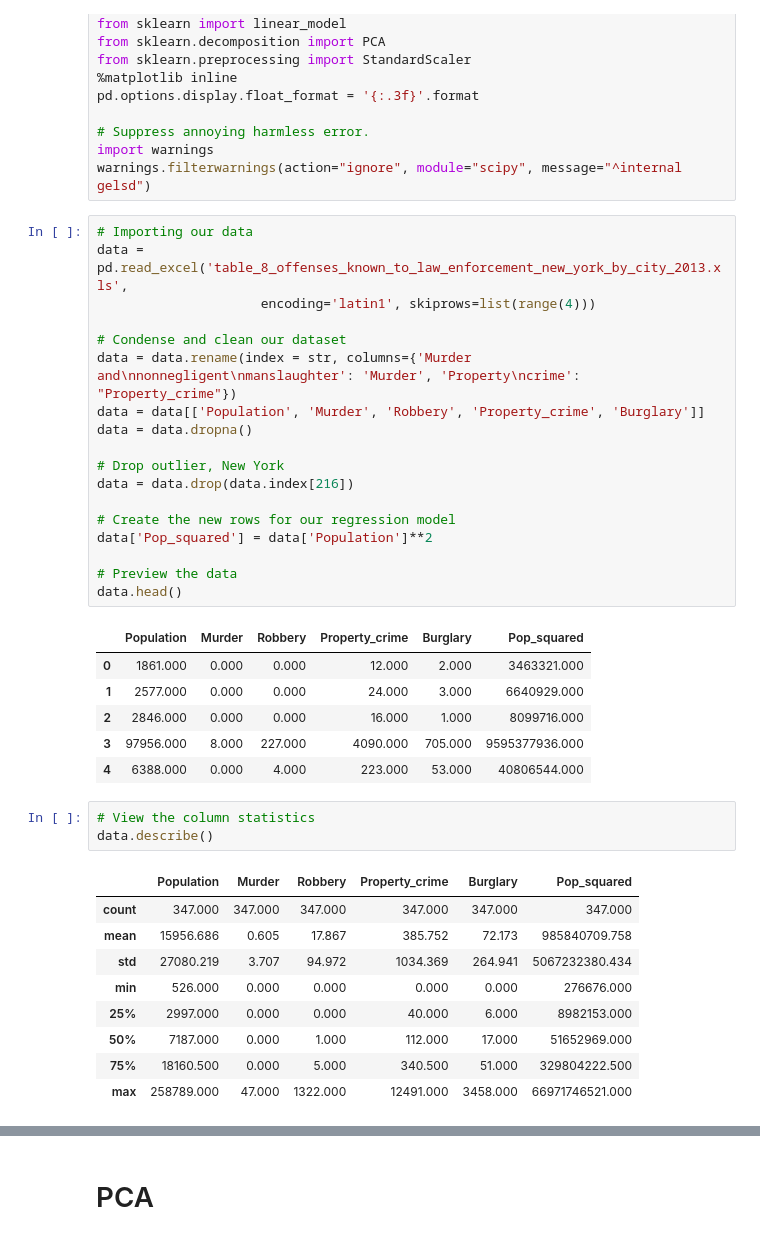
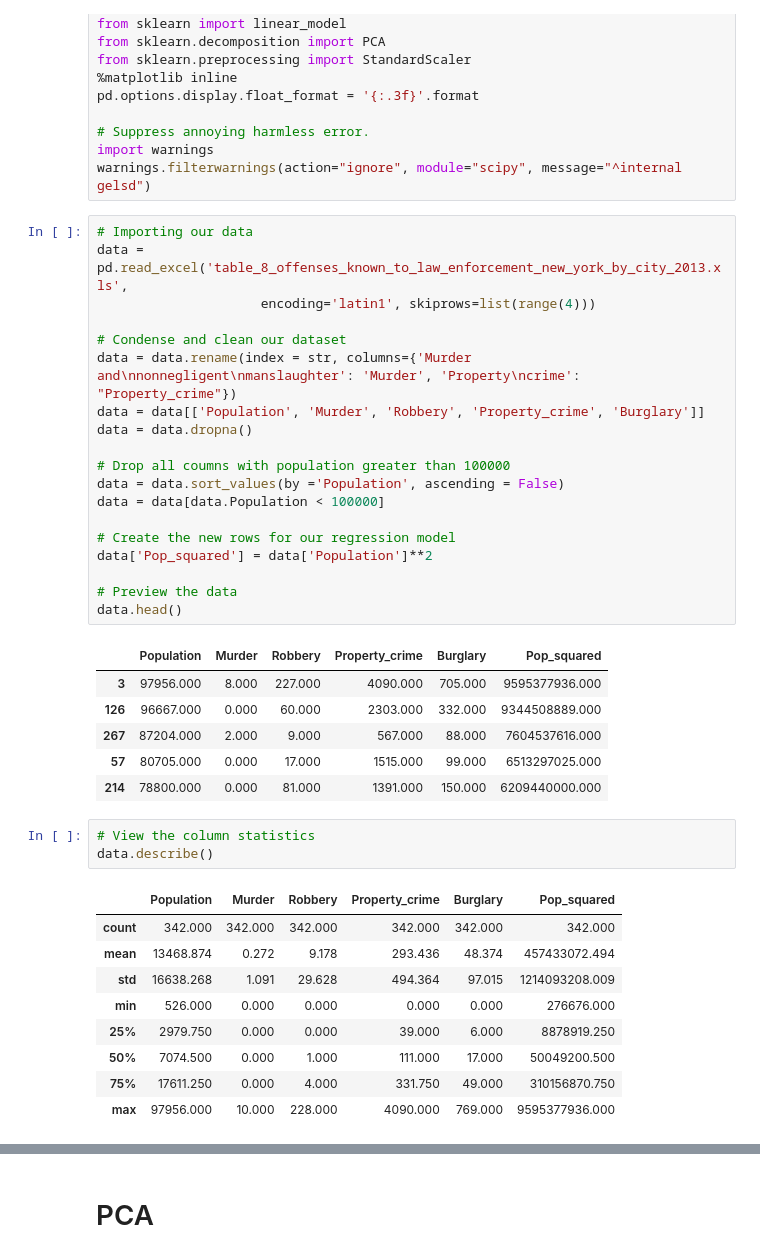
Before and after one commit to mhuh22/Thinkful, a Jupyter notebook: Bootcamp/Unit 2/Lesson 4/Challenge 2.4.4. Make your own regression model.ipynb, the cells around one changed output, grey strips where cells are left out. Cells and saved outputs as stored; diff of their text form.

```diff
--- a/Bootcamp/Unit 2/Lesson 4/Challenge 2.4.4. Make your own regression model.ipynb
+++ b/Bootcamp/Unit 2/Lesson 4/Challenge 2.4.4. Make your own regression model.ipynb
@@ -14,41 +14,42 @@ warnings.filterwarnings(action="ignore", module="scipy", message="^internal gels
 # %%
 # Importing our data
 data = pd.read_excel('table_8_offenses_known_to_law_enforcement_new_york_by_city_2013.xls',
                      encoding='latin1', skiprows=list(range(4)))
 
 # Condense and clean our dataset
 data = data.rename(index = str, columns={'Murder and\nnonnegligent\nmanslaughter': 'Murder', 'Property\ncrime': "Property_crime"})
 data = data[['Population', 'Murder', 'Robbery', 'Property_crime', 'Burglary']]
 data = data.dropna()
 
-# Drop outlier, New York
-data = data.drop(data.index[216])
+# Drop all coumns with population greater than 100000
+data = data.sort_values(by ='Population', ascending = False)
+data = data[data.Population < 100000]
 
 # Create the new rows for our regression model
 data['Pop_squared'] = data['Population']**2
 
 # Preview the data
 data.head()
 # %% [output]
 |  | Population | Murder | Robbery | Property_crime | Burglary | Pop_squared |
-| 0 | 1861.000 | 0.000 | 0.000 | 12.000 | 2.000 | 3463321.000 |
-| 1 | 2577.000 | 0.000 | 0.000 | 24.000 | 3.000 | 6640929.000 |
-| 2 | 2846.000 | 0.000 | 0.000 | 16.000 | 1.000 | 8099716.000 |
 | 3 | 97956.000 | 8.000 | 227.000 | 4090.000 | 705.000 | 9595377936.000 |
-| 4 | 6388.000 | 0.000 | 4.000 | 223.000 | 53.000 | 40806544.000 |
+| 126 | 96667.000 | 0.000 | 60.000 | 2303.000 | 332.000 | 9344508889.000 |
+| 267 | 87204.000 | 2.000 | 9.000 | 567.000 | 88.000 | 7604537616.000 |
+| 57 | 80705.000 | 0.000 | 17.000 | 1515.000 | 99.000 | 6513297025.000 |
+| 214 | 78800.000 | 0.000 | 81.000 | 1391.000 | 150.000 | 6209440000.000 |
 # %%
 # View the column statistics
 data.describe()
 # %% [output]
 |  | Population | Murder | Robbery | Property_crime | Burglary | Pop_squared |
-| count | 347.000 | 347.000 | 347.000 | 347.000 | 347.000 | 347.000 |
-| mean | 15956.686 | 0.605 | 17.867 | 385.752 | 72.173 | 985840709.758 |
-| std | 27080.219 | 3.707 | 94.972 | 1034.369 | 264.941 | 5067232380.434 |
+| count | 342.000 | 342.000 | 342.000 | 342.000 | 342.000 | 342.000 |
+| mean | 13468.874 | 0.272 | 9.178 | 293.436 | 48.374 | 457433072.494 |
+| std | 16638.268 | 1.091 | 29.628 | 494.364 | 97.015 | 1214093208.009 |
 | min | 526.000 | 0.000 | 0.000 | 0.000 | 0.000 | 276676.000 |
-| 25% | 2997.000 | 0.000 | 0.000 | 40.000 | 6.000 | 8982153.000 |
-| 50% | 7187.000 | 0.000 | 1.000 | 112.000 | 17.000 | 51652969.000 |
-| 75% | 18160.500 | 0.000 | 5.000 | 340.500 | 51.000 | 329804222.500 |
-| max | 258789.000 | 47.000 | 1322.000 | 12491.000 | 3458.000 | 66971746521.000 |
+| 25% | 2979.750 | 0.000 | 0.000 | 39.000 | 6.000 | 8878919.250 |
+| 50% | 7074.500 | 0.000 | 1.000 | 111.000 | 17.000 | 50049200.500 |
+| 75% | 17611.250 | 0.000 | 4.000 | 331.750 | 49.000 | 310156870.750 |
+| max | 97956.000 | 10.000 | 228.000 | 4090.000 | 769.000 | 9595377936.000 |
 # %%
 # Construct our linear regression model with our X variables
 # and predict Y
```
Also changed, not shown: parts of 9 cells of this notebook.
